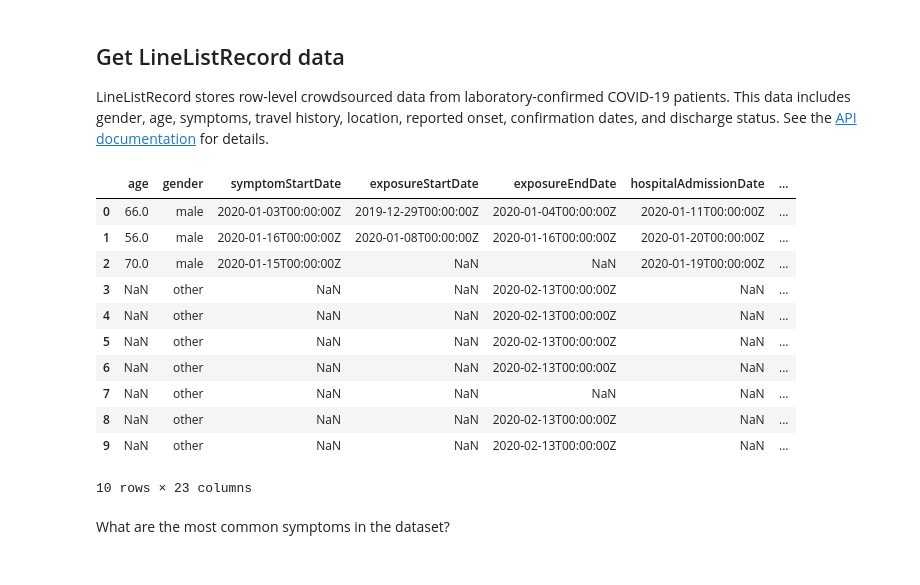
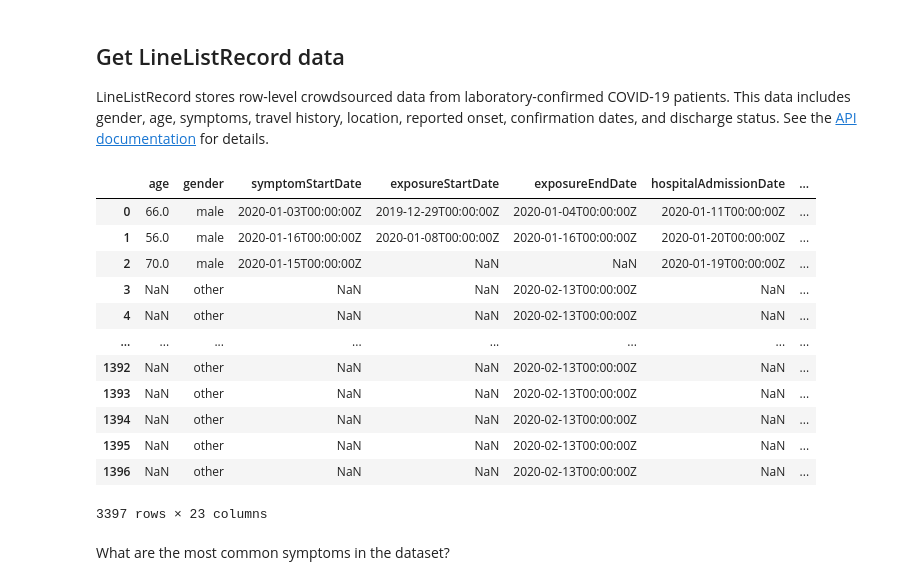
Before and after one commit to edsto1/Covid19_Analysis_and_MachineLearning_Predictions, a Jupyter notebook: Covid19 Exploratory Analysis.ipynb, the cells around one changed output. Drawn from its saved outputs; the diff is of its cells as text; code cells hidden in the pictures.

```diff
--- a/Covid19 Exploratory Analysis.ipynb
+++ b/Covid19 Exploratory Analysis.ipynb
@@ -343,30 +343,31 @@ LineListRecord stores row-level crowdsourced data from laboratory-confirmed COVI
 # %%
 # Fetch the line list records tracked by MOBS Lab
 records = fetch(
     "linelistrecord",
     {
         "spec" : {
             "filter" : "lineListSource == 'DXY'"
         }
     },
     get_all = True
 )
 
 #print(records.columns.values)
-records.head(10)
+records
 # %% [output]
 |  | age | gender | symptomStartDate | exposureStartDate | exposureEndDate | hospitalAdmissionDate | ... |
 | 0 | 66.0 | male | 2020-01-03T00:00:00Z | 2019-12-29T00:00:00Z | 2020-01-04T00:00:00Z | 2020-01-11T00:00:00Z | ... |
 | 1 | 56.0 | male | 2020-01-16T00:00:00Z | 2020-01-08T00:00:00Z | 2020-01-16T00:00:00Z | 2020-01-20T00:00:00Z | ... |
 | 2 | 70.0 | male | 2020-01-15T00:00:00Z | NaN | NaN | 2020-01-19T00:00:00Z | ... |
 | 3 | NaN | other | NaN | NaN | 2020-02-13T00:00:00Z | NaN | ... |
 | 4 | NaN | other | NaN | NaN | 2020-02-13T00:00:00Z | NaN | ... |
-| 5 | NaN | other | NaN | NaN | 2020-02-13T00:00:00Z | NaN | ... |
-| 6 | NaN | other | NaN | NaN | 2020-02-13T00:00:00Z | NaN | ... |
-| 7 | NaN | other | NaN | NaN | NaN | NaN | ... |
-| 8 | NaN | other | NaN | NaN | 2020-02-13T00:00:00Z | NaN | ... |
-| 9 | NaN | other | NaN | NaN | 2020-02-13T00:00:00Z | NaN | ... |
+| ... | ... | ... | ... | ... | ... | ... | ... |
+| 1392 | NaN | other | NaN | NaN | 2020-02-13T00:00:00Z | NaN | ... |
+| 1393 | NaN | other | NaN | NaN | 2020-02-13T00:00:00Z | NaN | ... |
+| 1394 | NaN | other | NaN | NaN | 2020-02-13T00:00:00Z | NaN | ... |
+| 1395 | NaN | other | NaN | NaN | 2020-02-13T00:00:00Z | NaN | ... |
+| 1396 | NaN | other | NaN | NaN | 2020-02-13T00:00:00Z | NaN | ... |
-10 rows × 23 columns
+3397 rows × 23 columns
 # %% [markdown]
 What are the most common symptoms in the dataset?
 # %%
```
Also changed, not shown: parts of 8 cells of this notebook, 2 other files.
